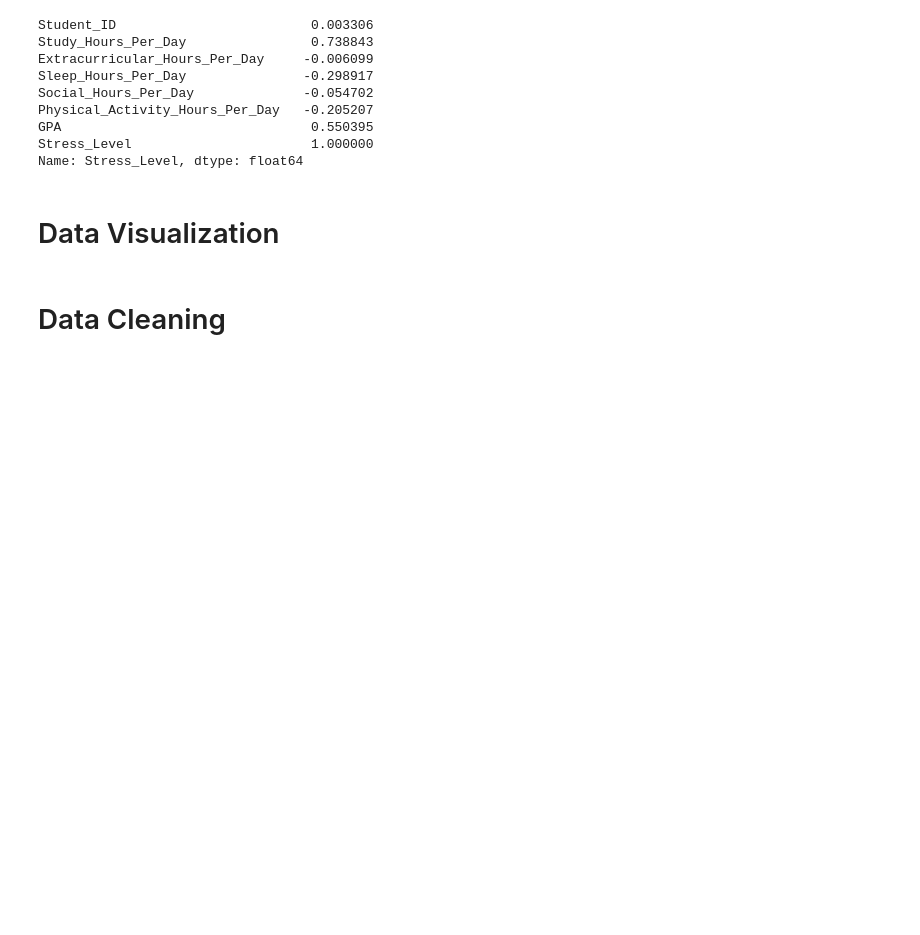
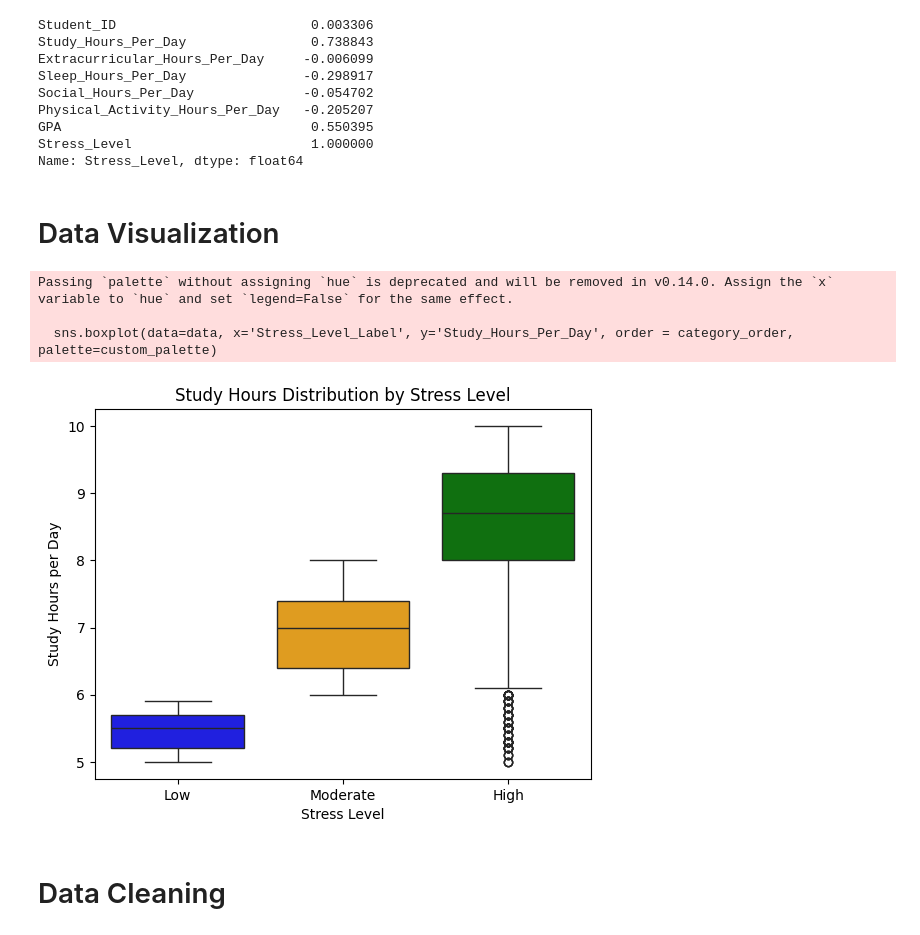
Before and after one commit to adawang1024/street_levels, a Jupyter notebook: EDA.ipynb, the cells around one changed output. Drawn from its saved outputs; the diff is of its cells as text; code cells hidden in the pictures; blank space fills up the shorter version.

Commit message:
Added graph for study hours in correlation with stress level

```diff
--- a/EDA.ipynb
+++ b/EDA.ipynb
@@ -5,7 +8,7 @@ import numpy as np
 # %% [markdown]
 # Understanding the Datasets
 # %%
-data = pd.read_csv('/Users/ada1024/Desktop/stress_levels/student_lifestyle_dataset.csv')
+data = pd.read_csv('/Users/maryamzad/street_levels/student_lifestyle_dataset.csv')
 data.head()
 # %% [output]
 |  | Student_ID | Study_Hours_Per_Day | Extracurricular_Hours_Per_Day | Sleep_Hours_Per_Day | Social_Hours_Per_Day | ... |
@@ -98,6 +101,21 @@ Stress_Level                       1.000000
 Name: Stress_Level, dtype: float64
 # %% [markdown]
 # Data Visualization
+# %%
+stress_mapping = {30: 'Low', 40: 'Moderate', 50: 'High'}
+data['Stress_Level_Label'] = data['Stress_Level'].map(stress_mapping)
+category_order = ['Low', 'Moderate', 'High']
+custom_palette = {'Low': 'blue', 'Moderate': 'orange', 'High': 'green'}
+sns.boxplot(data=data, x='Stress_Level_Label', y='Study_Hours_Per_Day', order = category_order, palette=custom_palette)
+plt.title('Study Hours Distribution by Stress Level')
+plt.xlabel('Stress Level')
+plt.ylabel('Study Hours per Day')
+plt.show()
+# %% [output]
+Passing `palette` without assigning `hue` is deprecated and will be removed in v0.14.0. Assign the `x` variable to `hue` and set `legend=False` for the same effect.
+
+  sns.boxplot(data=data, x='Stress_Level_Label', y='Study_Hours_Per_Day', order = category_order, palette=custom_palette)
+[figure, added]
 # %% [markdown]
 # Data Cleaning
 # %%
```
Also changed, not shown: parts of 1 cell of this notebook.
